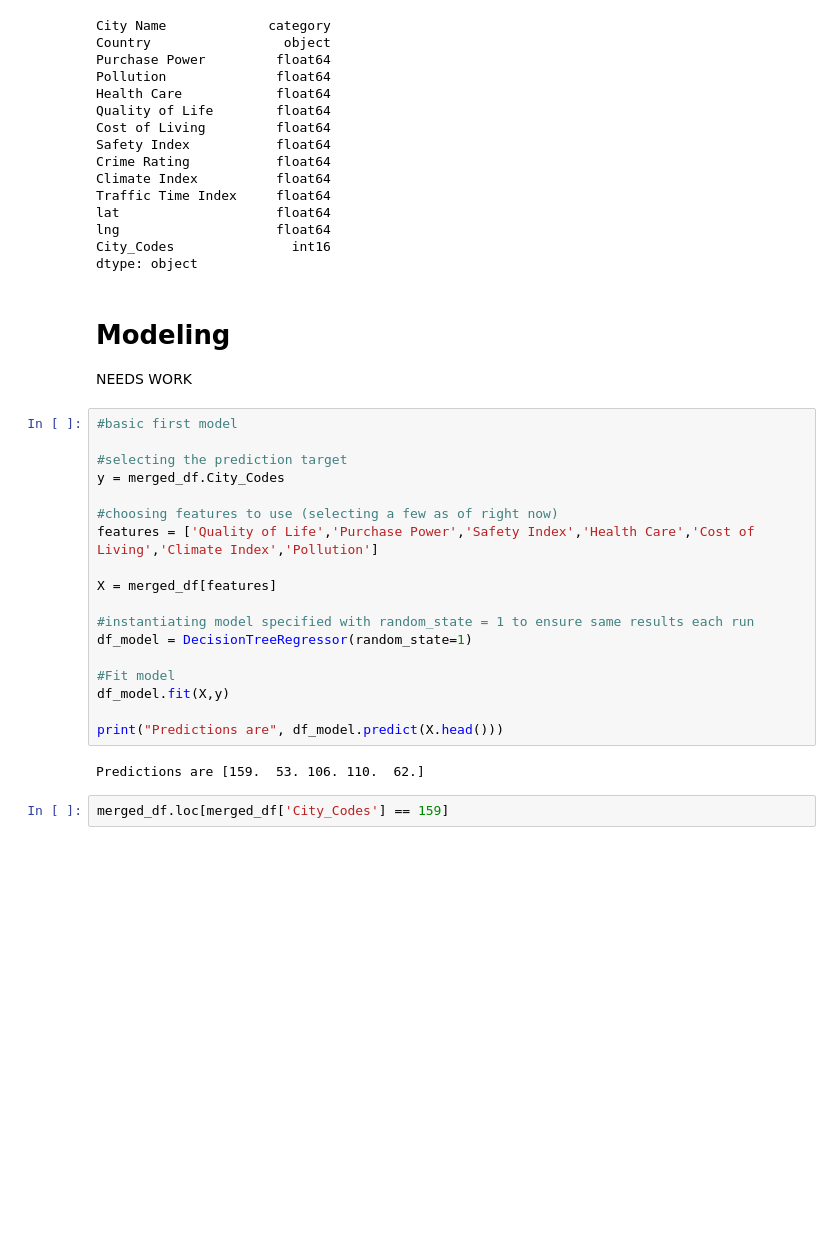
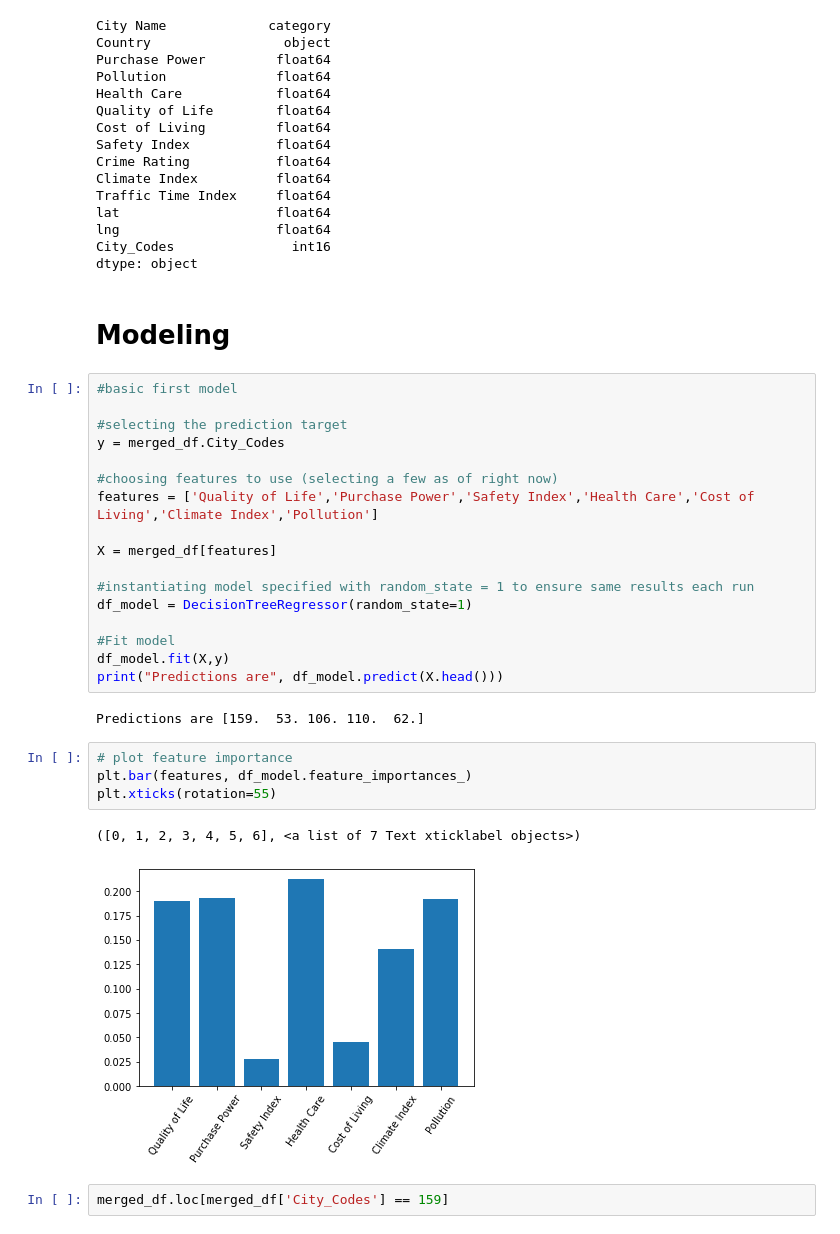
Before and after one commit to b3nb4ggs/tamudatathon2020, a Jupyter notebook: City Search/TAMU_Datathon.ipynb, the cells around one changed output. Saved outputs shown, nothing was run; the diff lists cells and outputs as text; blank space fills up the shorter version.

```diff
--- a/City Search/TAMU_Datathon.ipynb
+++ b/City Search/TAMU_Datathon.ipynb
@@ -249,8 +268,6 @@ City_Codes               int16
 dtype: object
 # %% [markdown]
 # Modeling
-
-NEEDS WORK
 # %%
 #basic first model
 
@@ -267,10 +284,16 @@ df_model = DecisionTreeRegressor(random_state=1)
 
 #Fit model
 df_model.fit(X,y)
-
 print("Predictions are", df_model.predict(X.head()))
 # %% [output]
 Predictions are [159.  53. 106. 110.  62.]
+# %%
+# plot feature importance
+plt.bar(features, df_model.feature_importances_)
+plt.xticks(rotation=55)
+# %% [output]
+([0, 1, 2, 3, 4, 5, 6], <a list of 7 Text xticklabel objects>)
+[figure, added]
 # %%
 merged_df.loc[merged_df['City_Codes'] == 159]
 # %% [output]
```
Also changed, not shown: parts of 7 cells of this notebook.
